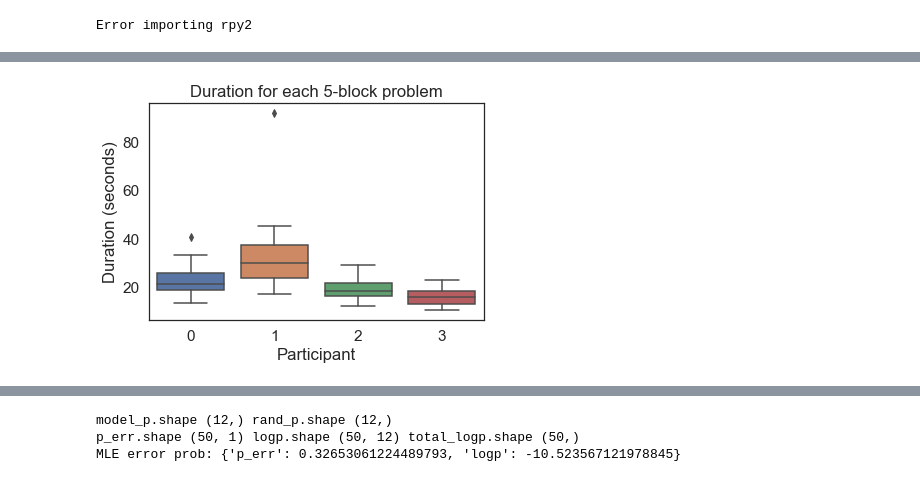
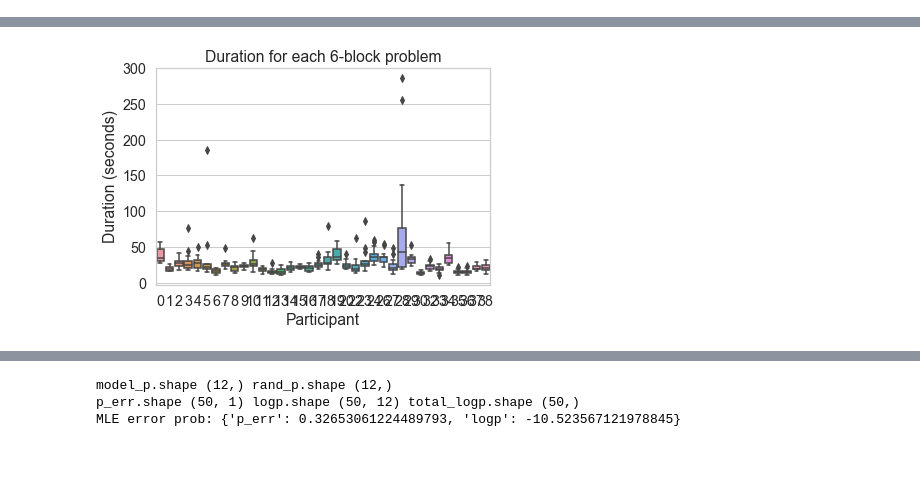
Before and after one commit to fredcallaway/multigoals, a Jupyter notebook: analysis/main.ipynb, the cells around one changed output, grey strips where cells are left out. Saved outputs shown, nothing was run; the diff lists cells and outputs as text; code cells hidden in the pictures.

```diff
--- a/analysis/main.ipynb
+++ b/analysis/main.ipynb
@@ -19,11 +22,9 @@ import blockworld
 import model
 # %%
 from utils import get_data
-version = '1.0'
+version = '1.1'
 data = get_data(version, '../data')
 df = data['blockworld']
-# %% [output]
-Error importing rpy2
 # %%
 def parse_state(state):
     return tuple((tuple(filter(None, col.split(',')))
@@ -50,8 +51,8 @@ for pid, pid_df in df.groupby('pid'):
 elapsed_df = pd.DataFrame(elapsed_df)
 elapsed_df['duration'] = elapsed_df['duration_ms'] / 1000
 
-sns.boxplot(x='pid', y='duration', data=elapsed_df.loc[elapsed_df.num_blocks == 5])
-plt.title('Duration for each 5-block problem')
+sns.boxplot(x='pid', y='duration', data=elapsed_df.loc[elapsed_df.num_blocks == 6])
+plt.title('Duration for each 6-block problem')
 plt.ylabel('Duration (seconds)')
 plt.xlabel('Participant')
 None
@@ -63,4 +77,4 @@ Total elapsed for pid 3: 4.303833333333333 minutes
-[figure, old version]
+[figure, new version]
 # %%
 # Cleaning erroneous data where some states are repeated.
 # Totally strange, as we don't permit this in the UI... So we should also prohibit this in logic I think...
```
Also changed, not shown: parts of 21 cells of this notebook.
